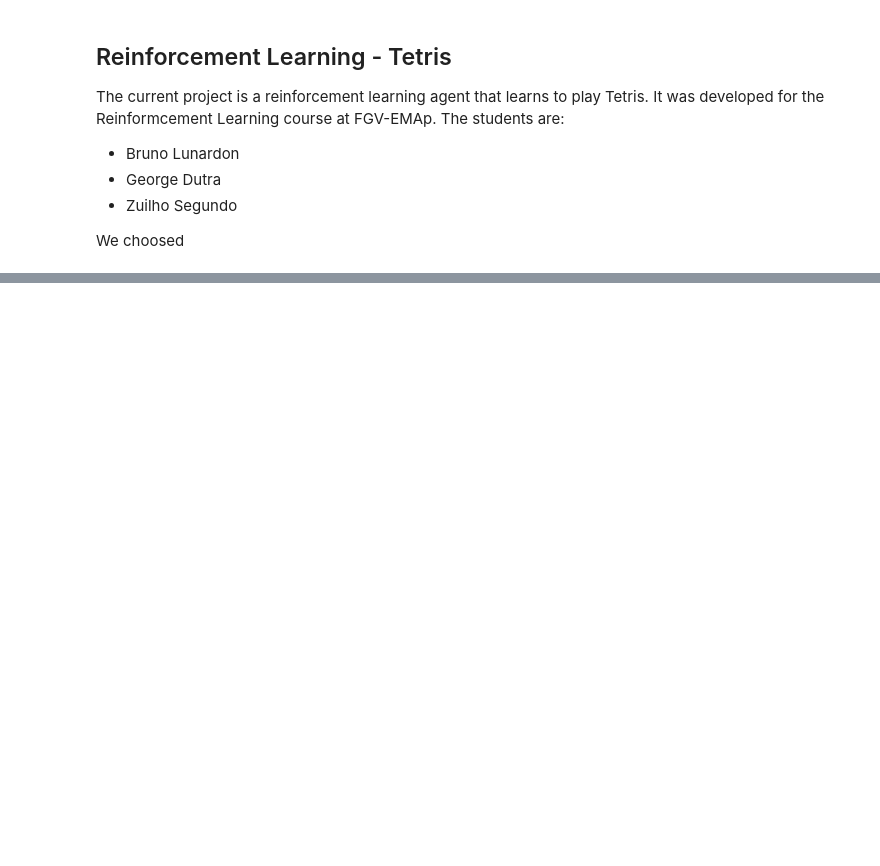
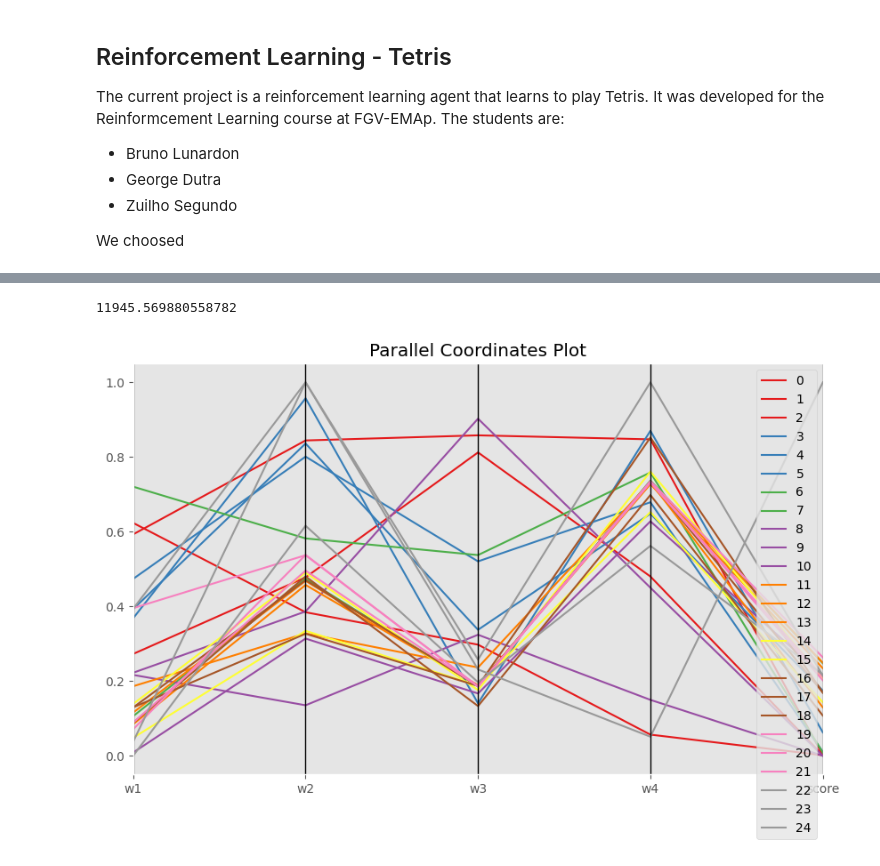
Before and after one commit to BrunoLunardon/RL-Tetris, a Jupyter notebook: tetris.ipynb, the cells around one changed output, grey strips where cells are left out. Cells and saved outputs as stored; diff of their text form; code cells hidden in the pictures; blank space fills up the shorter version.

```diff
--- a/tetris.ipynb
+++ b/tetris.ipynb
@@ -158,0 +236,3 @@ plt.grid(True)
+# %%
+df['média de linhas limpas']=df['score']
+df[['w1','w2','w3','w4','média de linhas limpas']].iloc[10:]
@@ -158,0 +256,6 @@ plt.grid(True)
+# %%
+dfpt=pd.read_csv('linhas_limpas1.csv')
+arrpt=dfpt.to_numpy()
+arrpt[:,1].std(ddof=1)
+# %% [output]
+11945.569880558782
@@ -158,0 +264,29 @@ plt.grid(True)
+# %%
+import pandas as pd
+import matplotlib.pyplot as plt
+from pandas.plotting import parallel_coordinates
+
+# # Sample data
+# data = {
+#     'A': [1, 2, 3],
+#     'B': [4, 5, 6],
+#     'C': [7, 8, 9],
+#     'D': [10, 11, 12],
+#     'Category': ['a', 'b', 'c']
+# }
+# df2 = pd.DataFrame(data)
+time=np.arange(0,25)
+df['time']=time
+#normalizar coluna score
+df['score']=(df['score']-df['score'].min())/(df['score'].max()-df['score'].min())
+
+
+
+
+# Plot
+plt.figure(figsize=(10, 6))
+parallel_coordinates(df[['w1','w2','w3','w4','time','score']], 'time', colormap=plt.get_cmap("Set1"))
+plt.title("Parallel Coordinates Plot")
+plt.show()
+# %% [output]
+[figure, added]
```
Also changed, not shown: parts of 20 cells of this notebook, 4 other files.
